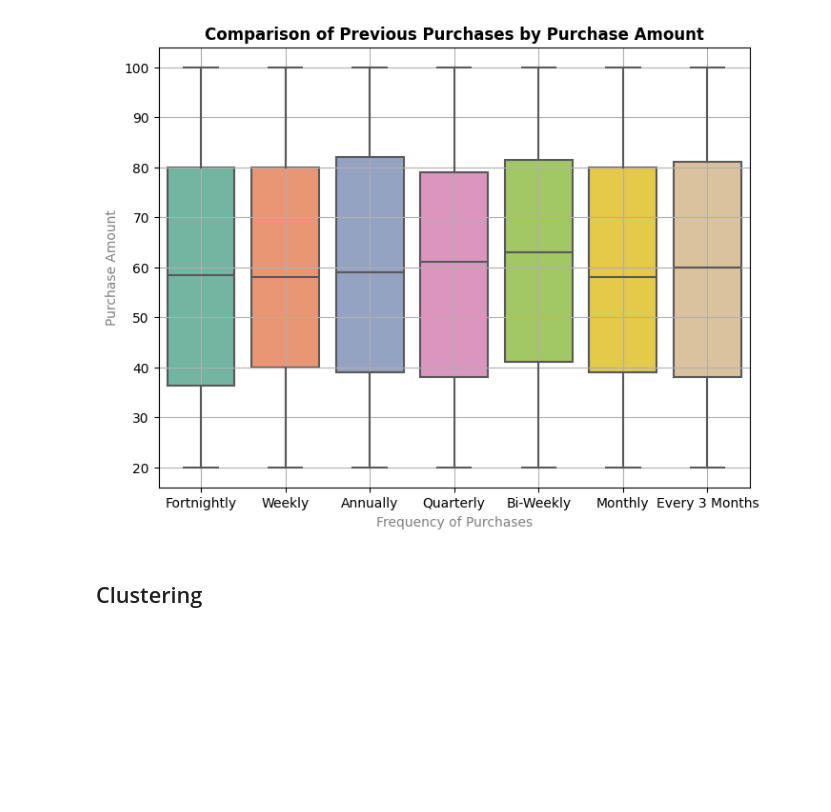
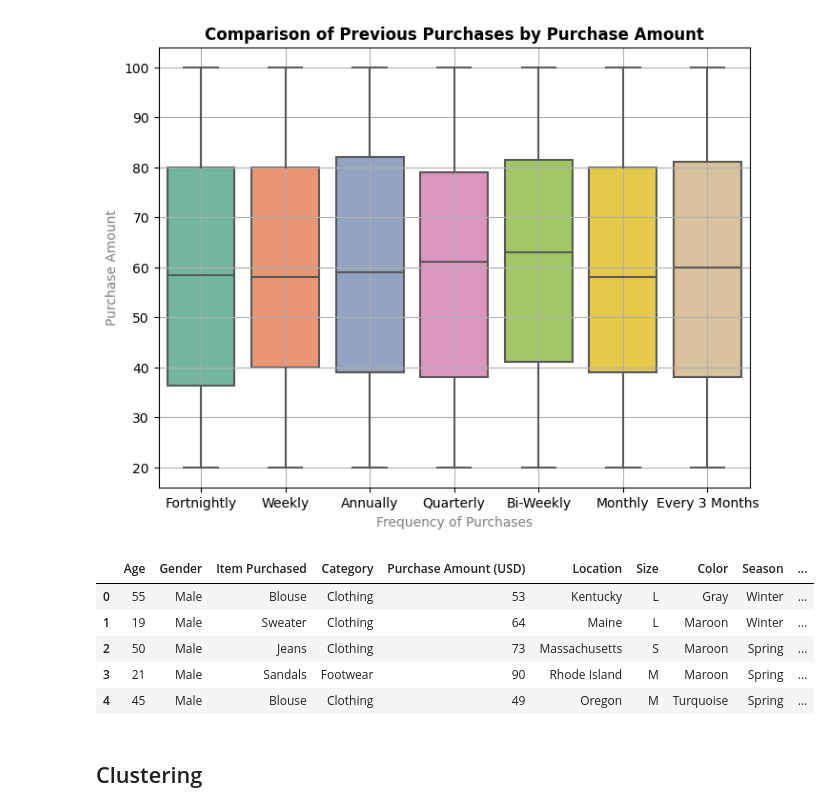
Before and after one commit to Murega14/customer_shopping_trends, a Jupyter notebook: index.ipynb, the cells around one changed output. Saved outputs shown, nothing was run; the diff lists cells and outputs as text; code cells hidden in the pictures; blank space fills up the shorter version.

```diff
--- a/index.ipynb
+++ b/index.ipynb
@@ -580,6 +564,28 @@ plt.grid(True)
 plt.show()
 # %% [output]
 [figure]
+# %%
+#categorizing ages into brackets
+#the brackets are young adult, middle aged and senior
+def categorize_age(age):
+    if age in range(18, 35):
+        return 'Young Adult'
+    elif age in range(35, 55):
+        return 'Middle Aged'
+    else:
+        return 'Senior'
+
+#creating an age bracket column
+df['Age Bracket'] = df['Age'].apply(categorize_age)
+
+df.head()
+# %% [output]
+|  | Age | Gender | Item Purchased | Category | Purchase Amount (USD) | Location | Size | Color | Season | ... |
+| 0 | 55 | Male | Blouse | Clothing | 53 | Kentucky | L | Gray | Winter | ... |
+| 1 | 19 | Male | Sweater | Clothing | 64 | Maine | L | Maroon | Winter | ... |
+| 2 | 50 | Male | Jeans | Clothing | 73 | Massachusetts | S | Maroon | Spring | ... |
+| 3 | 21 | Male | Sandals | Footwear | 90 | Rhode Island | M | Maroon | Spring | ... |
+| 4 | 45 | Male | Blouse | Clothing | 49 | Oregon | M | Turquoise | Spring | ... |
 # %% [markdown]
 ## Clustering
 # %%
```
Also changed, not shown: parts of 8 cells of this notebook.
